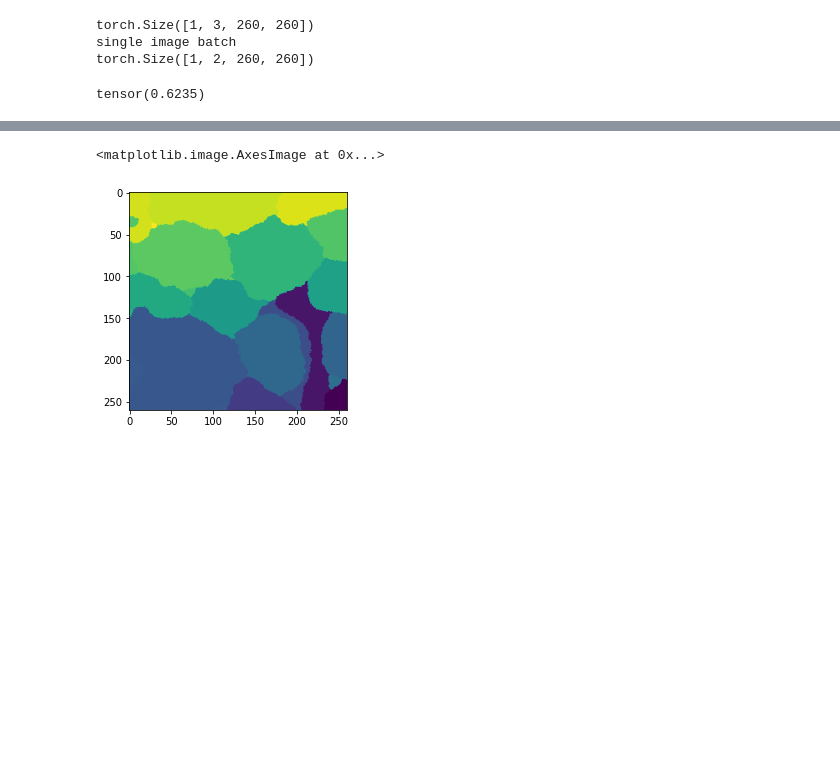
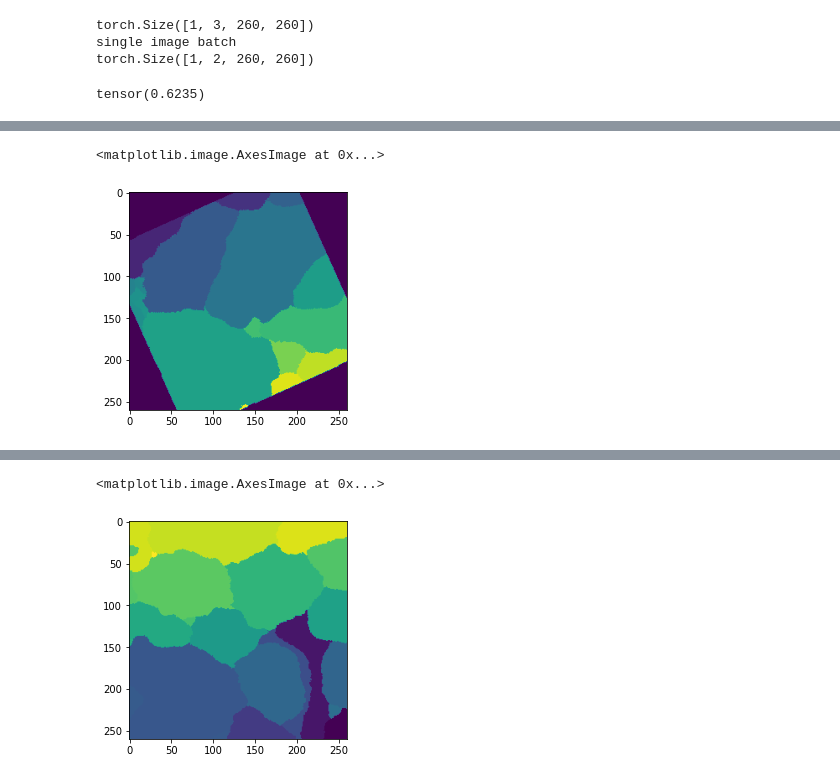
Before and after one commit to bbarad/defects_DLMBL, a Jupyter notebook: notebooks/dataloader_testing.ipynb, the cells around one changed output, grey strips where cells are left out. Drawn from its saved outputs; the diff is of its cells as text; code cells hidden in the pictures; blank space fills up the shorter version.

```diff
--- a/notebooks/dataloader_testing.ipynb
+++ b/notebooks/dataloader_testing.ipynb
@@ -168,0 +204,5 @@ tensor(0.6235)
+# %%
+plt.imshow(prediction[0,0])
+# %% [output]
+<matplotlib.image.AxesImage at 0x...>
+[figure, added]
```
Also changed, not shown: parts of 20 cells of this notebook, 8 other files.
